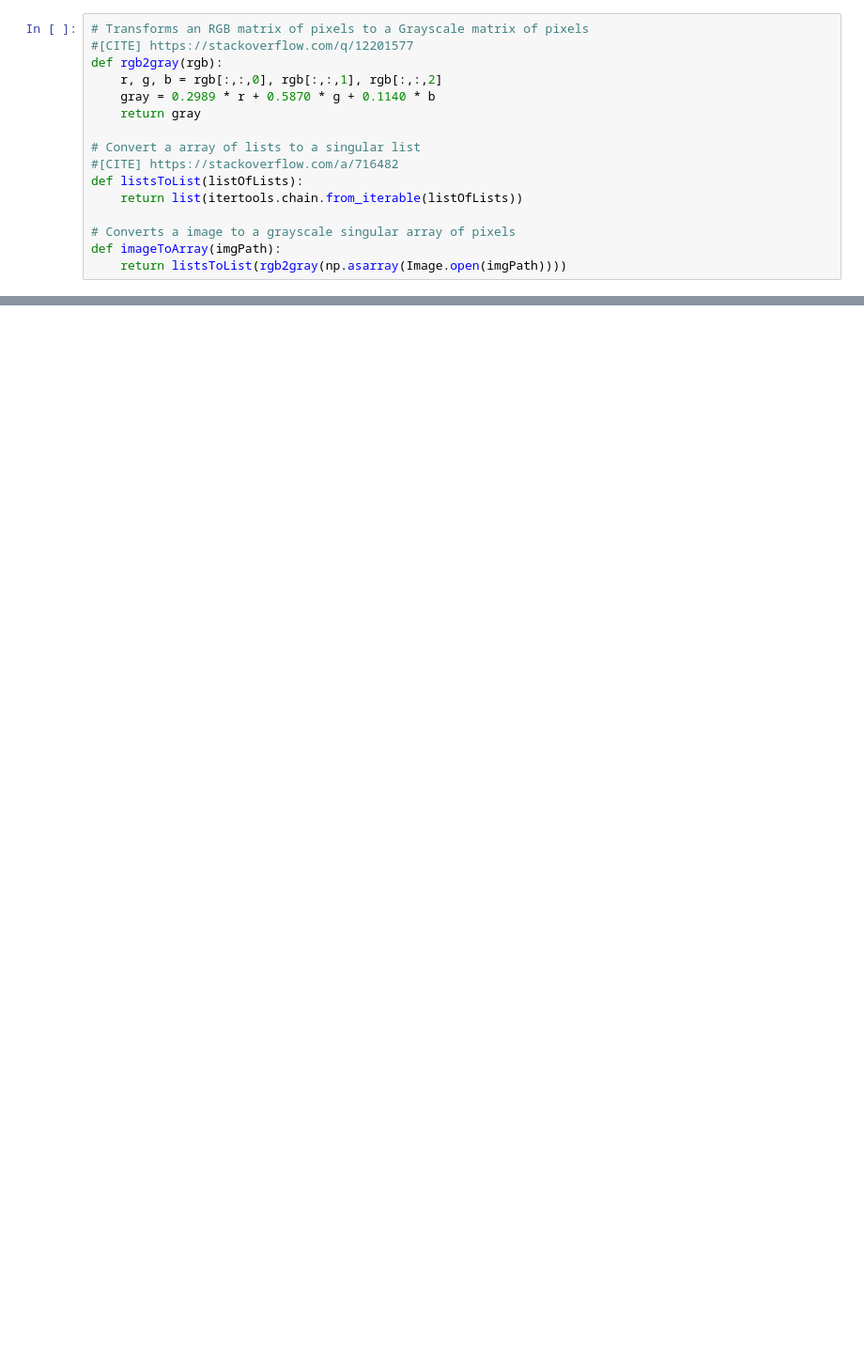
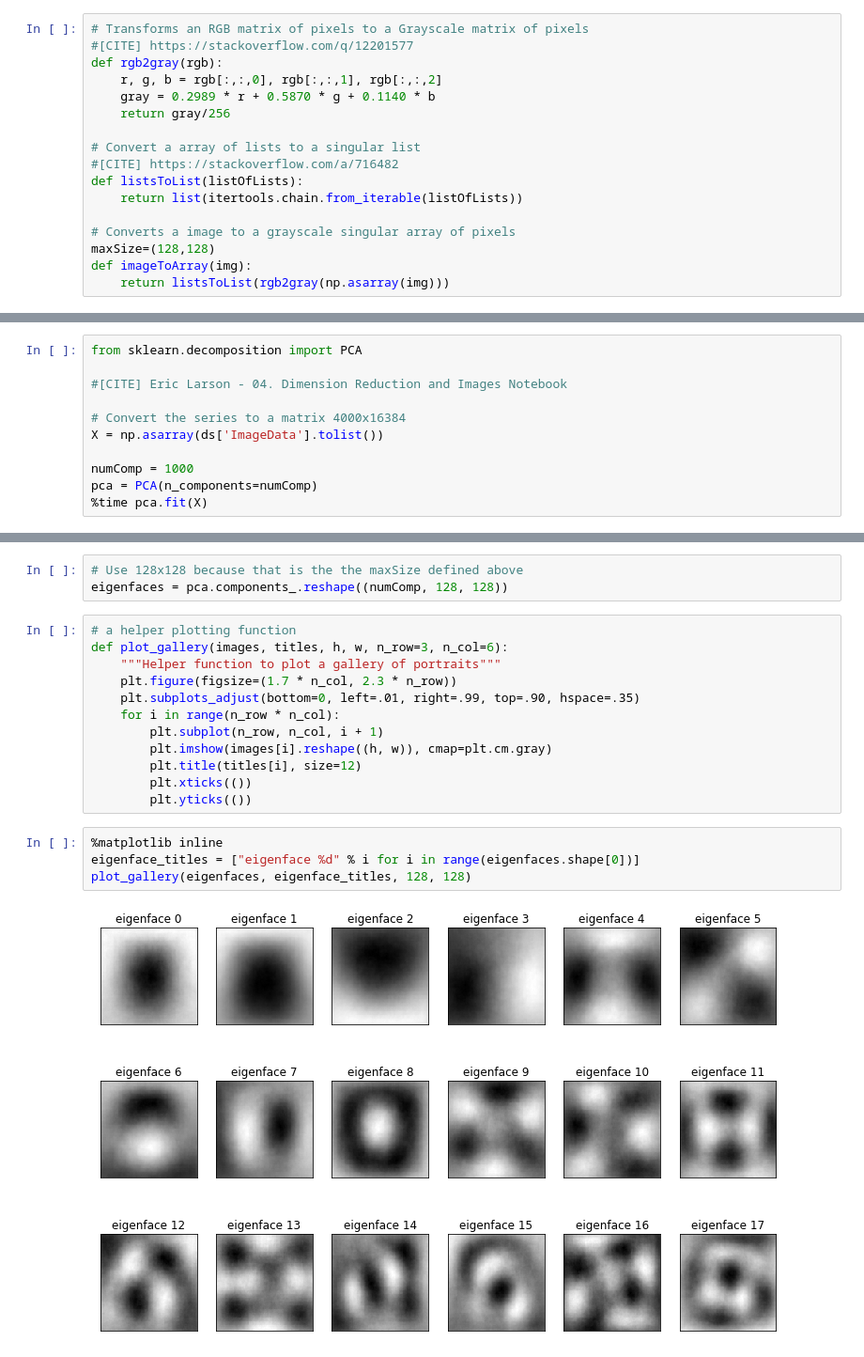
Before and after one commit to SMU-ML-2017/Project3, a Jupyter notebook: Project3 ML.ipynb, the cells around one changed output, grey strips where cells are left out. Shown at 94% size. Saved outputs shown, nothing was run; the diff lists cells and outputs as text; blank space fills up the shorter version.

```diff
--- a/Project3 ML.ipynb
+++ b/Project3 ML.ipynb
@@ -11,7 +12,7 @@ from PIL import Image
 def rgb2gray(rgb):
     r, g, b = rgb[:,:,0], rgb[:,:,1], rgb[:,:,2]
     gray = 0.2989 * r + 0.5870 * g + 0.1140 * b
-    return gray
+    return gray/256
 
 # Convert a array of lists to a singular list
 #[CITE] https://stackoverflow.com/a/716482
@@ -19,5 +20,6 @@ def listsToList(listOfLists):
     return list(itertools.chain.from_iterable(listOfLists))
 
 # Converts a image to a grayscale singular array of pixels
-def imageToArray(imgPath):
-    return listsToList(rgb2gray(np.asarray(Image.open(imgPath))))
+maxSize=(128,128)
+def imageToArray(img):
+    return listsToList(rgb2gray(np.asarray(img)))
@@ -53,0 +73,11 @@ memory usage: 39.1+ KB
+# %%
+from sklearn.decomposition import PCA
+
+#[CITE] Eric Larson - 04. Dimension Reduction and Images Notebook
+
+# Convert the series to a matrix 4000x16384
+X = np.asarray(ds['ImageData'].tolist())
+
+numComp = 1000
+pca = PCA(n_components=numComp)
+%time pca.fit(X)
@@ -53,0 +89,21 @@ memory usage: 39.1+ KB
+# %%
+# Use 128x128 because that is the the maxSize defined above
+eigenfaces = pca.components_.reshape((numComp, 128, 128))
+# %%
+# a helper plotting function
+def plot_gallery(images, titles, h, w, n_row=3, n_col=6):
+    """Helper function to plot a gallery of portraits"""
+    plt.figure(figsize=(1.7 * n_col, 2.3 * n_row))
+    plt.subplots_adjust(bottom=0, left=.01, right=.99, top=.90, hspace=.35)
+    for i in range(n_row * n_col):
+        plt.subplot(n_row, n_col, i + 1)
+        plt.imshow(images[i].reshape((h, w)), cmap=plt.cm.gray)
+        plt.title(titles[i], size=12)
+        plt.xticks(())
+        plt.yticks(())
+# %%
+%matplotlib inline
+eigenface_titles = ["eigenface %d" % i for i in range(eigenfaces.shape[0])]
+plot_gallery(eigenfaces, eigenface_titles, 128, 128)
+# %% [output]
+[figure, added]
```
Also changed, not shown: parts of 8 cells of this notebook, 1 other file.
